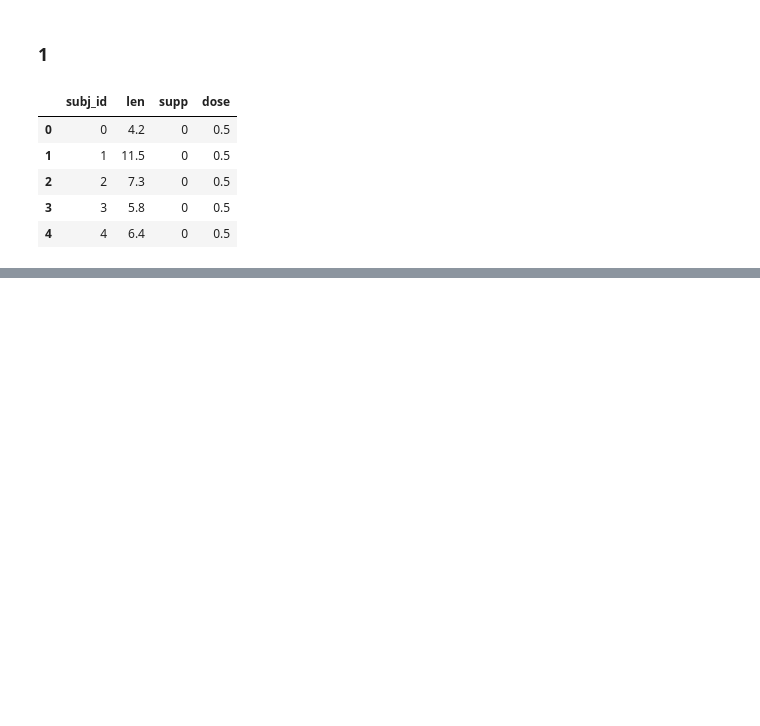
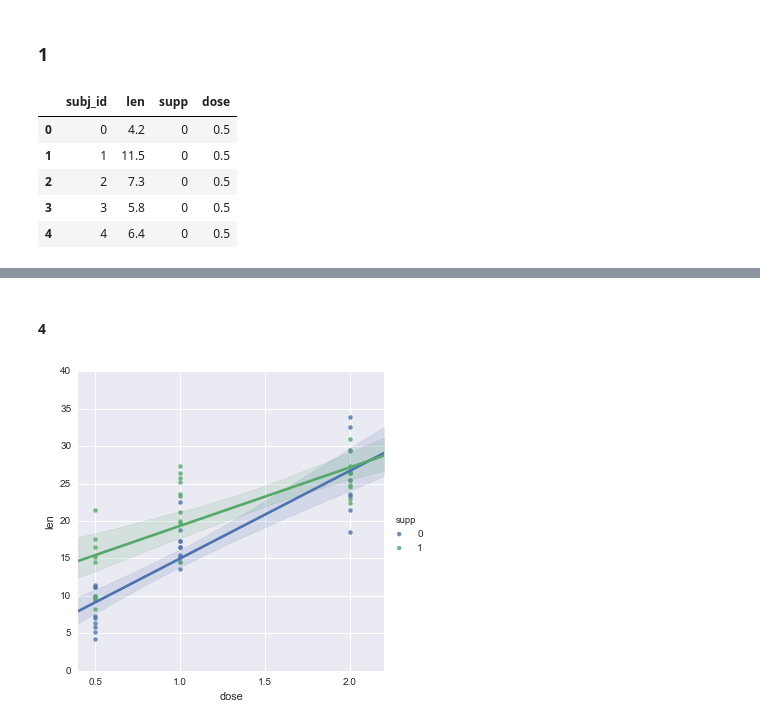
Before and after one commit to carlespoles/DSCI6002-student, a Jupyter notebook: week6/6-3_MultReg2/DSCI6002-6.3-Lab-CarlesPolesMielgo.ipynb, the cells around one changed output, grey strips where cells are left out. Cells and saved outputs as stored; diff of their text form; code cells hidden in the pictures; blank space fills up the shorter version.

```diff
--- a/week6/6-3_MultReg2/DSCI6002-6.3-Lab-CarlesPolesMielgo.ipynb
+++ b/week6/6-3_MultReg2/DSCI6002-6.3-Lab-CarlesPolesMielgo.ipynb
@@ -164,0 +373,6 @@ toothgrowth.head()
+# %% [markdown]
+#### 4
+# %%
+sns.lmplot('dose', 'len', toothgrowth, 'supp');
+# %% [output]
+[figure, added]
```
Also changed, not shown: parts of 21 cells of this notebook.
